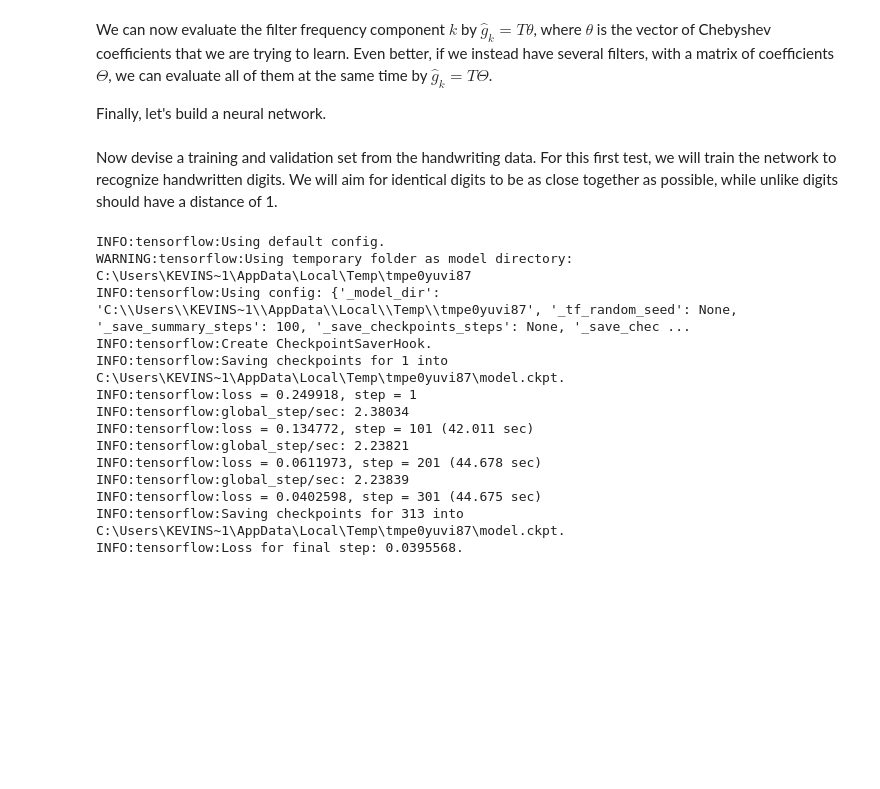
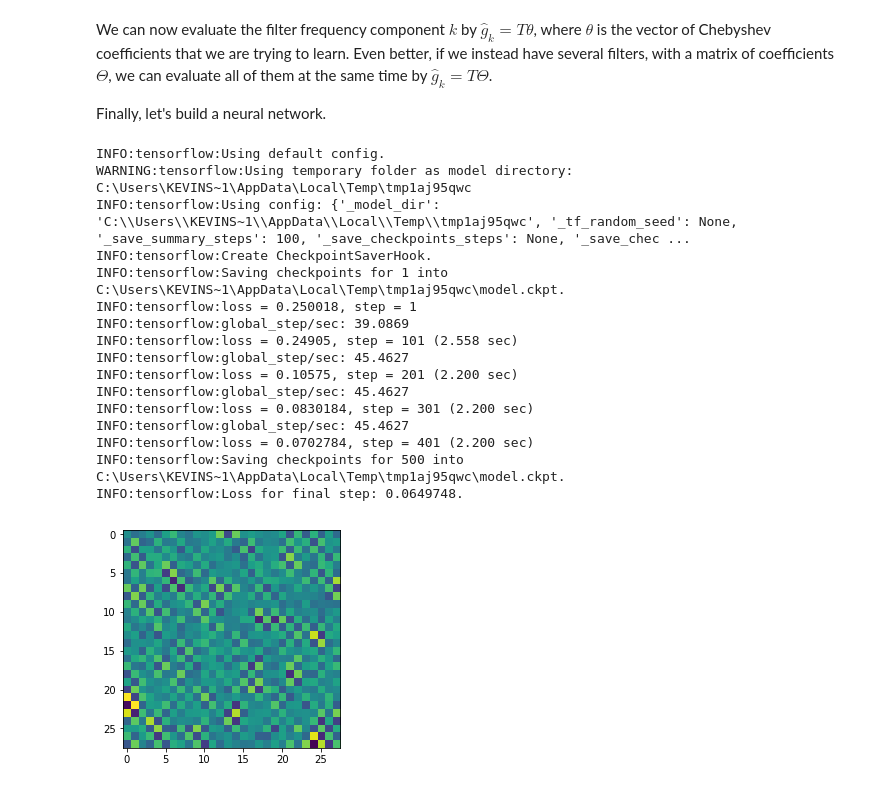
Before and after one commit to MinhTranCA/graph-similarity-1, a Jupyter notebook: notebooks/Handwritten Digits.ipynb, the cells around one changed output. Cells and saved outputs as stored; diff of their text form; code cells hidden in the pictures; blank space fills up the shorter version.

Commit message:
Test case construction in Mathematica. Also neural net works.

```diff
--- a/notebooks/Handwritten Digits.ipynb
+++ b/notebooks/Handwritten Digits.ipynb
@@ -271,6 +272,4 @@ def model_fn(features, labels, mode, params):
     train_op = optimizer.minimize(loss = loss, global_step = tf.train.get_global_step())
 
     return tf.estimator.EstimatorSpec(mode, embed, loss, train_op, {})
-# %% [markdown]
-Now devise a training and validation set from the handwriting data. For this first test, we will train the network to recognize handwritten digits. We will aim for identical digits to be as close together as possible, while unlike digits should have a distance of 1.
 # %%
@@ -312,19 +311,31 @@ model_params['T'] = T
 model_params['learning_rate'] = 0.1
 
 nn = tf.estimator.Estimator(model_fn = model_fn, params = model_params)
-est = nn.train(input_fn = training_input_fn, steps = 1000)
+est = nn.train(input_fn = training_input_fn, steps = 500)
 # %% [output]
 INFO:tensorflow:Using default config.
-WARNING:tensorflow:Using temporary folder as model directory: C:\Users\KEVINS~1\AppData\Local\Temp\tmpe0yuvi87
-INFO:tensorflow:Using config: {'_model_dir': 'C:\\Users\\KEVINS~1\\AppData\\Local\\Temp\\tmpe0yuvi87', '_tf_random_seed': None, '_save_summary_steps': 100, '_save_checkpoints_steps': None, '_save_chec ...
+WARNING:tensorflow:Using temporary folder as model directory: C:\Users\KEVINS~1\AppData\Local\Temp\tmp1aj95qwc
+INFO:tensorflow:Using config: {'_model_dir': 'C:\\Users\\KEVINS~1\\AppData\\Local\\Temp\\tmp1aj95qwc', '_tf_random_seed': None, '_save_summary_steps': 100, '_save_checkpoints_steps': None, '_save_chec ...
 INFO:tensorflow:Create CheckpointSaverHook.
-INFO:tensorflow:Saving checkpoints for 1 into C:\Users\KEVINS~1\AppData\Local\Temp\tmpe0yuvi87\model.ckpt.
-INFO:tensorflow:loss = 0.249918, step = 1
-INFO:tensorflow:global_step/sec: 2.38034
-INFO:tensorflow:loss = 0.134772, step = 101 (42.011 sec)
-INFO:tensorflow:global_step/sec: 2.23821
-INFO:tensorflow:loss = 0.0611973, step = 201 (44.678 sec)
-INFO:tensorflow:global_step/sec: 2.23839
-INFO:tensorflow:loss = 0.0402598, step = 301 (44.675 sec)
-INFO:tensorflow:Saving checkpoints for 313 into C:\Users\KEVINS~1\AppData\Local\Temp\tmpe0yuvi87\model.ckpt.
-INFO:tensorflow:Loss for final step: 0.0395568.
+INFO:tensorflow:Saving checkpoints for 1 into C:\Users\KEVINS~1\AppData\Local\Temp\tmp1aj95qwc\model.ckpt.
+INFO:tensorflow:loss = 0.250018, step = 1
+INFO:tensorflow:global_step/sec: 39.0869
+INFO:tensorflow:loss = 0.24905, step = 101 (2.558 sec)
+INFO:tensorflow:global_step/sec: 45.4627
+INFO:tensorflow:loss = 0.10575, step = 201 (2.200 sec)
+INFO:tensorflow:global_step/sec: 45.4627
+INFO:tensorflow:loss = 0.0830184, step = 301 (2.200 sec)
+INFO:tensorflow:global_step/sec: 45.4627
+INFO:tensorflow:loss = 0.0702784, step = 401 (2.200 sec)
+INFO:tensorflow:Saving checkpoints for 500 into C:\Users\KEVINS~1\AppData\Local\Temp\tmp1aj95qwc\model.ckpt.
+INFO:tensorflow:Loss for final step: 0.0649748.
+# %%
+theta = est.get_variable_value('Variable')
+filters = np.linalg.multi_dot([U, T, theta])
+
+for n in range(n_filters):
+    F = np.reshape(filters[:,n], (28, 28))
+    plt.imshow(F)
+    plt.show()
+# %% [output]
+[figure, added]
```
Also changed, not shown: parts of 11 cells of this notebook, 2 other files.
